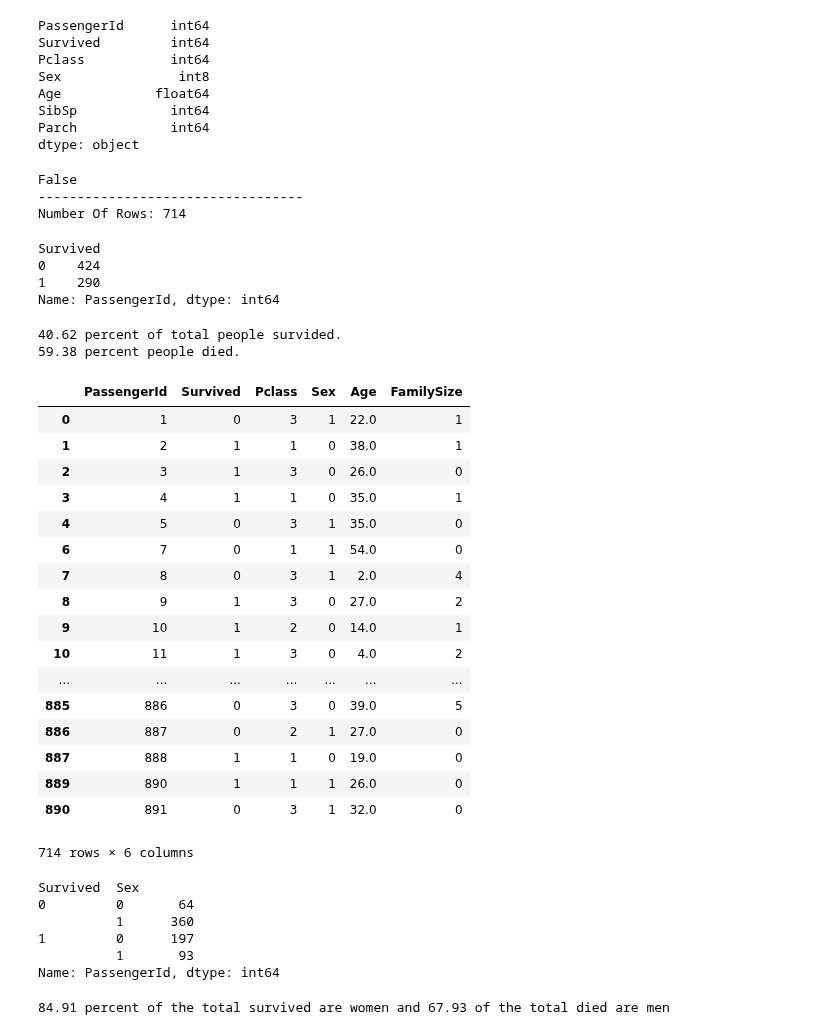
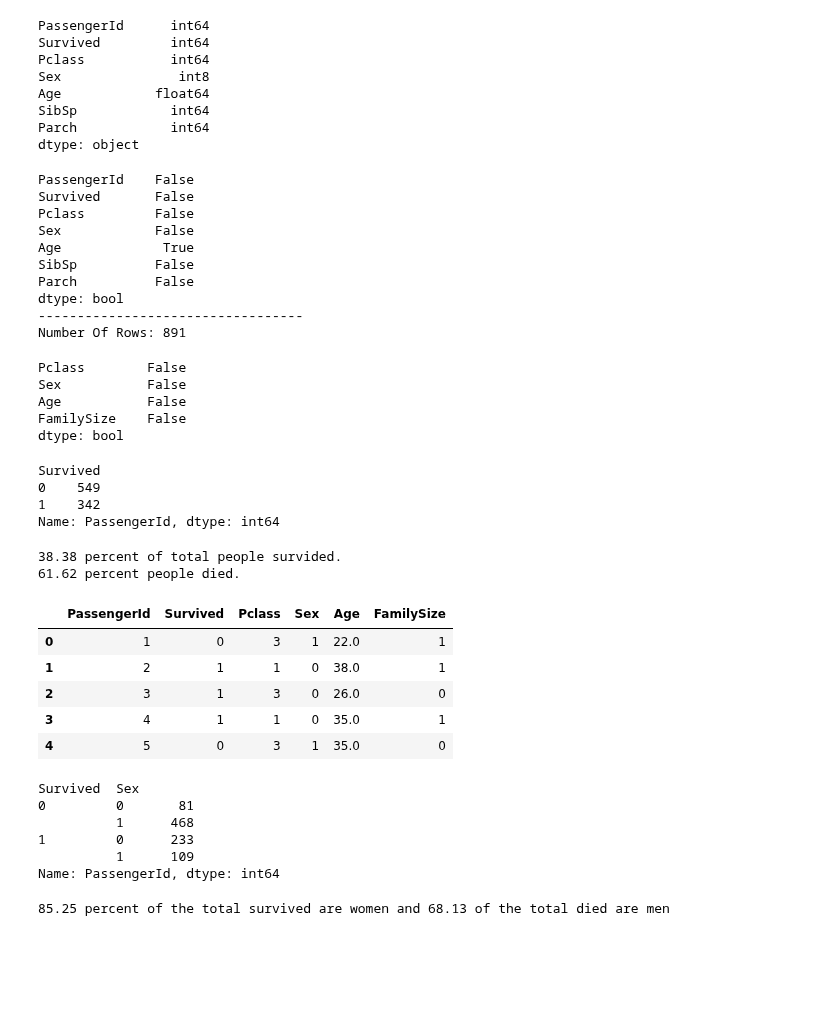
Before and after one commit to afcarl/KaggleTitanicChallenge, a Jupyter notebook: Titanic Survival Prediction.ipynb, the cells around one changed output. Cells and saved outputs as stored; diff of their text form; code cells hidden in the pictures; blank space fills up the shorter version.

```diff
--- a/Titanic Survival Prediction.ipynb
+++ b/Titanic Survival Prediction.ipynb
@@ -52,68 +52,73 @@ SibSp            int64
 Parch            int64
 dtype: object
 # %%
-data_train.dropna(inplace=True)
-print(data_train.isnull().values.any())
+print(data_train.isnull().any())
 print('----------------------------------')
 print('Number Of Rows: {}'.format(len(data_train)))
 # %% [output]
-False
+PassengerId    False
+Survived       False
+Pclass         False
+Sex            False
+Age             True
+SibSp          False
+Parch          False
+dtype: bool
 ----------------------------------
-Number Of Rows: 714
+Number Of Rows: 891
+# %%
+mean_age = np.sqrt(np.sum(np.square(data_train.Age.dropna()))/len(data_train.Age.dropna()))
+# mean_age = np.mean(data_train.Age)
+data_train.fillna(value=(mean_age),inplace=True)
+data_train.isnull().any()
+# %% [output]
+Pclass        False
+Sex           False
+Age           False
+FamilySize    False
+dtype: bool
 # %%
 nmbr = data_train.groupby('Survived').count()['PassengerId']
 nmbr
 # %% [output]
 Survived
-0    424
-1    290
+0    549
+1    342
 Name: PassengerId, dtype: int64
 # %%
 print('%.2f percent of total people survided.\n%.2f percent people died.'%(nmbr[1]*100/(nmbr[1] + nmbr[0]),nmbr[0]*100/(nmbr[1] + nmbr[0])))
 # %% [output]
-40.62 percent of total people survided.
-59.38 percent people died.
+38.38 percent of total people survided.
+61.62 percent people died.
 # %%
 data_train['FamilySize'] = data_train.SibSp + data_train.Parch
 del data_train['SibSp']
 del data_train['Parch']
 target = data_train['Survived'].copy()
-data_train
+data_train.head()
 # %% [output]
 |  | PassengerId | Survived | Pclass | Sex | Age | FamilySize |
 | 0 | 1 | 0 | 3 | 1 | 22.0 | 1 |
 | 1 | 2 | 1 | 1 | 0 | 38.0 | 1 |
 | 2 | 3 | 1 | 3 | 0 | 26.0 | 0 |
 | 3 | 4 | 1 | 1 | 0 | 35.0 | 1 |
 | 4 | 5 | 0 | 3 | 1 | 35.0 | 0 |
-| 6 | 7 | 0 | 1 | 1 | 54.0 | 0 |
-| 7 | 8 | 0 | 3 | 1 | 2.0 | 4 |
-| 8 | 9 | 1 | 3 | 0 | 27.0 | 2 |
-| 9 | 10 | 1 | 2 | 0 | 14.0 | 1 |
-| 10 | 11 | 1 | 3 | 0 | 4.0 | 2 |
-| ... | ... | ... | ... | ... | ... | ... |
-| 885 | 886 | 0 | 3 | 0 | 39.0 | 5 |
-| 886 | 887 | 0 | 2 | 1 | 27.0 | 0 |
-| 887 | 888 | 1 | 1 | 0 | 19.0 | 0 |
-| 889 | 890 | 1 | 1 | 1 | 26.0 | 0 |
-| 890 | 891 | 0 | 3 | 1 | 32.0 | 0 |
-714 rows × 6 columns
 # %%
 gender_survival = data_train.groupby(['Survived','Sex']).count()['PassengerId']
 gender_survival
 # %% [output]
 Survived  Sex
-0         0       64
-          1      360
-1         0      197
-          1       93
+0         0       81
+          1      468
+1         0      233
+          1      109
 Name: PassengerId, dtype: int64
 # %%
 pw_survided = gender_survival.iloc[1]*100/(gender_survival.iloc[1] + gender_survival.iloc[0])
 pm_died = gender_survival.iloc[2]*100/(gender_survival.iloc[2] + gender_survival.iloc[3])
 print('%.2f percent of the total survived are women and %.2f of the total died are men'%(pw_survided,pm_died))
 # %% [output]
-84.91 percent of the total survived are women and 67.93 of the total died are men
+85.25 percent of the total survived are women and 68.13 of the total died are men
 # %%
 del data_train['PassengerId']
 del data_train['Survived']
```
Also changed, not shown: parts of 20 cells of this notebook, 2 other files.
